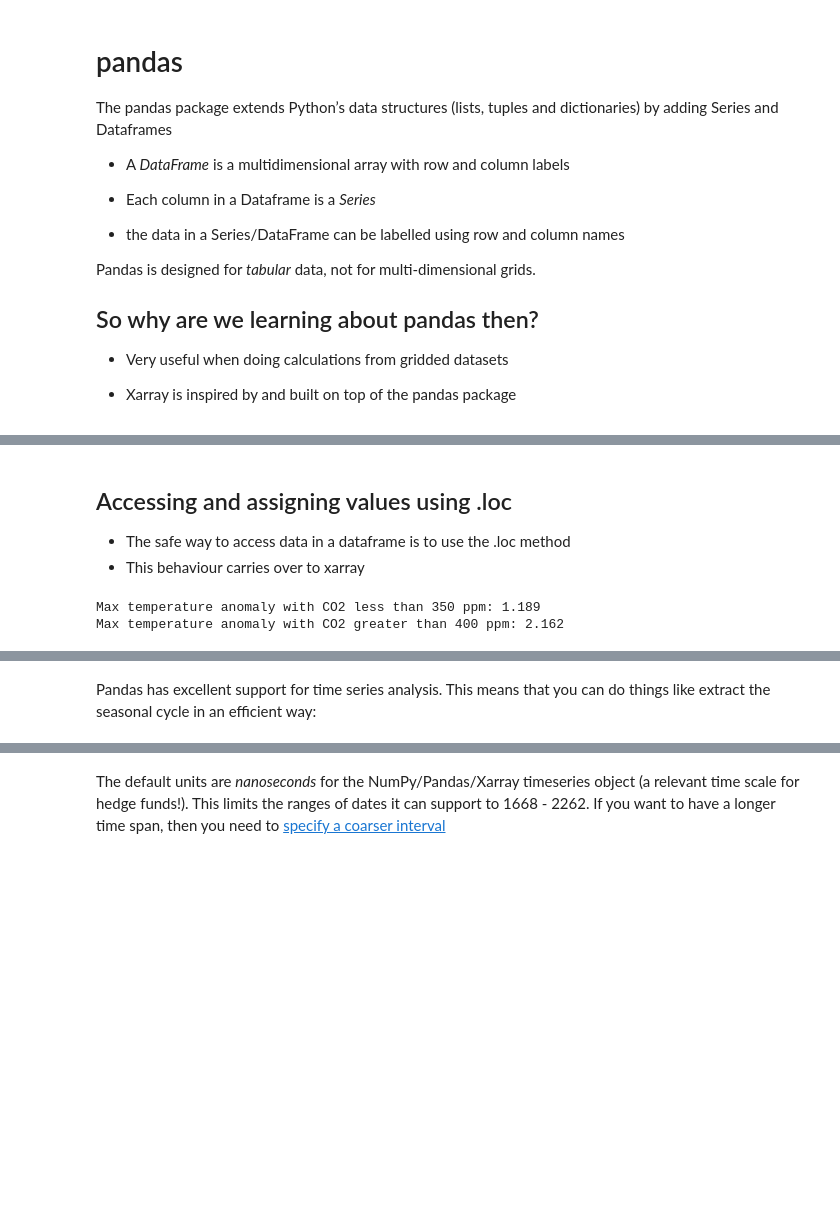
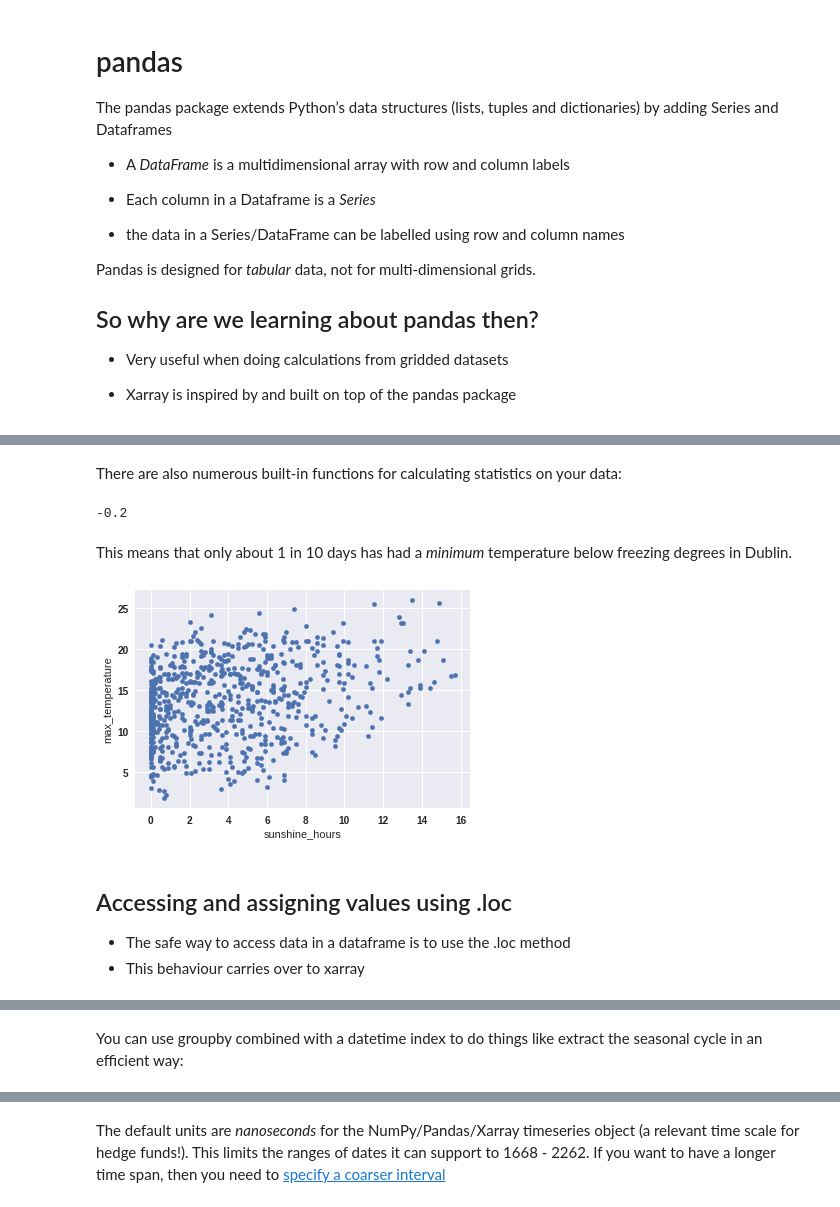
Before and after one commit to braaannigan/climate_python_intro, a Jupyter notebook: pandas_1.ipynb, the cells around one changed output, grey strips where cells are left out. Saved outputs shown, nothing was run; the diff lists cells and outputs as text; code cells hidden in the pictures; blank space fills up the shorter version.

Commit message:
pandas

```diff
--- a/pandas_1.ipynb
+++ b/pandas_1.ipynb
@@ -91,13 +181,22 @@ df.describe()
+# %%
+df['mean_temperature'] = df.min_temperature + df.max_temperature
+# %% [markdown]
+There are also numerous built-in functions for calculating statistics on your data:
+# %%
+df.min_temperature.quantile(0.1)
+# %% [output]
+-0.2
+# %% [markdown]
+This means that only about 1 in 10 days has had a *minimum* temperature below freezing degrees in Dublin.
+# %%
+df.loc[(df.index >'2015-1-1')].plot(x = 'sunshine_hours', y = 'max_temperature', kind = 'scatter')
+plt.show()
+# %% [output]
+[figure, added]
 # %% [markdown]
 ## Accessing and assigning values using .loc
 - The safe way to access data in a dataframe is to use the .loc method
 - This behaviour carries over to xarray
-# %%
-print('Max temperature anomaly with CO2 less than 350 ppm:',df.temp.loc[df.co2 < 350].max())
-print('Max temperature anomaly with CO2 greater than 400 ppm:',df.temp.loc[df.co2 > 400].max())
-# %% [output]
-Max temperature anomaly with CO2 less than 350 ppm: 1.189
-Max temperature anomaly with CO2 greater than 400 ppm: 2.162
 # %% [markdown]
 # GroupBy
 A common research objective is to compare different subsets of our dataset e.g. different months, regions, instruments and so on.
@@ -113,4 +212,4 @@ We can see the steps in this process in this schematic from the
 [excellent Python Data Science Handbook](http://shop.oreilly.com/product/0636920034919.do)
 ![](https://github.com/jakevdp/PythonDataScienceHandbook/raw/058289a6a8a544d2bc144ba0226d6ef27986e4e0/notebooks/figures/03.08-split-apply-combine.png)
 # %% [markdown]
-Pandas has excellent support for time series analysis. This means that you can do things like extract the seasonal cycle in an efficient way:
+You can use groupby combined with a datetime index to do things like extract the seasonal cycle in an efficient way:
```
Also changed, not shown: parts of 41 cells of this notebook.
